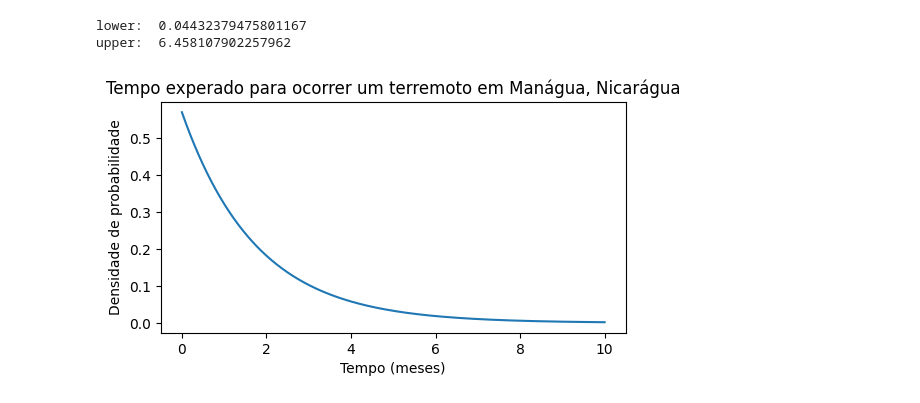
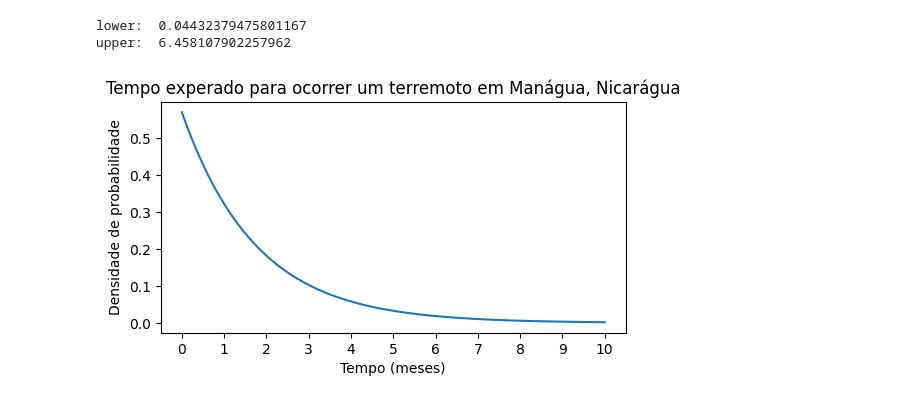
Before and after one commit to Gubscruz/APS5-CDADOS-GP8, a Jupyter notebook: aps_5.ipynb, the cells around one changed output. Cells and saved outputs as stored; diff of their text form; code cells hidden in the pictures.

Commit message:
exponential distribution chart complete

```diff
--- a/aps_5.ipynb
+++ b/aps_5.ipynb
@@ -80,13 +80,15 @@ upper:  6.458107902257962
 # %%
 # Gráfico
 x = np.linspace(0, 10, 1000)
 y = st.expon.pdf(x, scale=mu)
 
 plt.figure(figsize=(6, 3))
 plt.title('Tempo experado para ocorrer um terremoto em Manágua, Nicarágua')
 plt.xlabel('Tempo (meses)')
 plt.ylabel('Densidade de probabilidade')
+plt.xticks(np.arange(0, 11, 1))
+plt.yticks(np.arange(0, 1, 0.1))
 plt.plot(x, y)
 plt.show()
 # %% [output]
-[figure, old version]
+[figure, new version]
```
Also changed, not shown: parts of 2 cells of this notebook, 1 other file.
